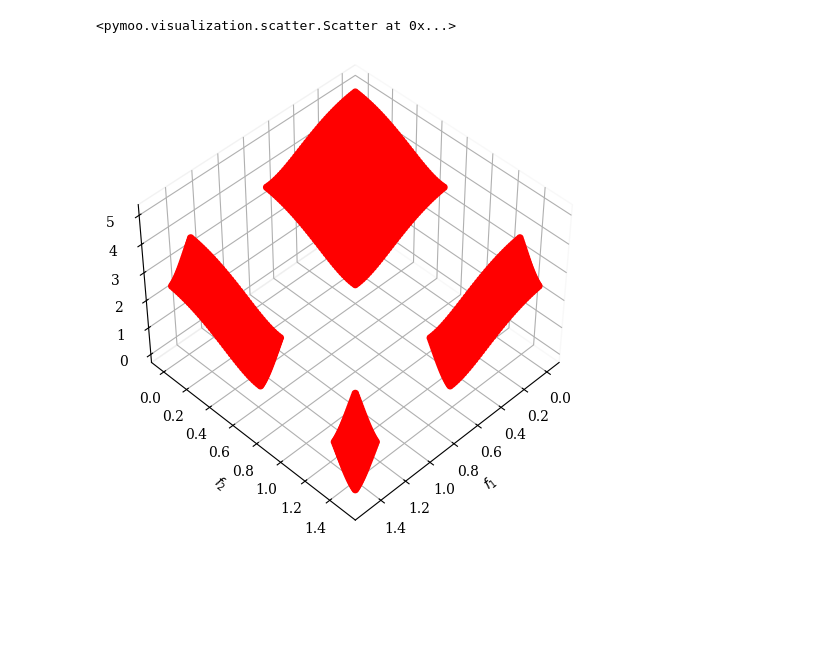
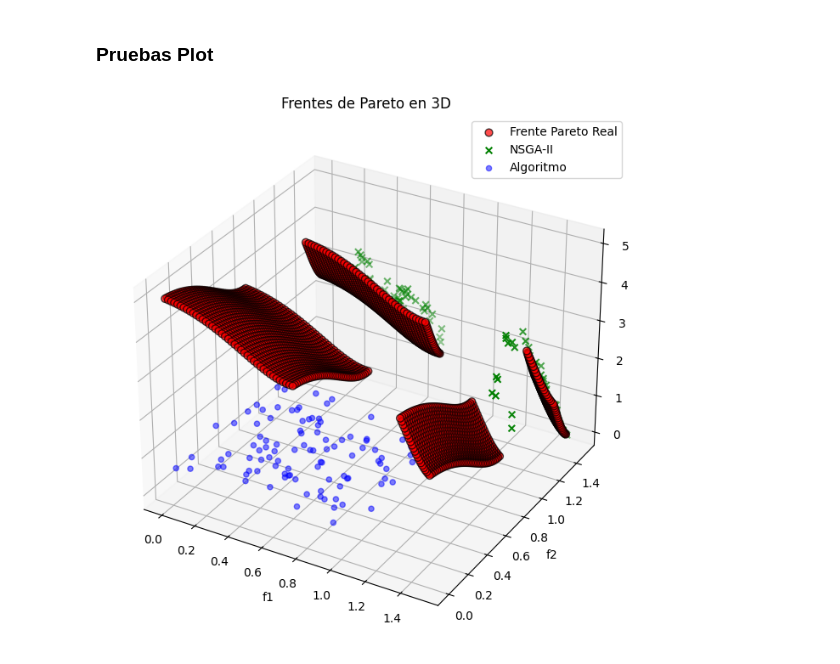
Before and after one commit to JorgeDC01/EMOC, a Jupyter notebook: H2/MW14.ipynb, the cells around one changed output. Saved outputs shown, nothing was run; the diff lists cells and outputs as text; code cells hidden in the pictures; blank space fills up the shorter version.

```diff
--- a/H2/MW14.ipynb
+++ b/H2/MW14.ipynb
@@ -14,7 +26,45 @@ from pymoo.optimize import minimize
-# %%
-ref_dirs = get_reference_directions("das-dennis", 3, n_partitions=12)
-problem = get_problem("mw14").pareto_front()
-Scatter(angle=(45,45)).add(problem, color="red").show()
-# %% [output]
-<pymoo.visualization.scatter.Scatter at 0x...>
-[figure, removed]
+# %% [markdown]
+### Pruebas Plot
+# %%
+# Configuración del problema y algoritmo
+problem = get_problem("mw14")  # Problema MW14
+algorithm = NSGA2(pop_size=100)  # Algoritmo NSGA-II
+nsga2_pareto = minimize(problem, algorithm, ('n_gen', 100), verbose=False)
+
+# Genera un frente de Pareto aleatorio (3 objetivos)
+def random_pareto_front(num_points=100):
+    f1 = np.random.uniform(0, 1, num_points)
+    f2 = np.random.uniform(0, 1, num_points)
+    f3 = np.random.uniform(0, 1, num_points)
+    return np.column_stack([f1, f2, f3])
+
+# Función para graficar los frentes de Pareto en 3D
+def plot_pareto_3d_2(problem, nsga2_pareto, alg_pareto):
+    nsga2_f1, nsga2_f2, nsga2_f3 = nsga2_pareto.F[:, 0], nsga2_pareto.F[:, 1], nsga2_pareto.F[:, 2]
+
+    fig = plt.figure(figsize=(10, 8))
+    ax = fig.add_subplot(111, projection='3d')
+
+    # Frente de Pareto real de MW14 (rojo, puntos huecos)
+    real_pareto = problem.pareto_front()
+    ax.scatter(real_pareto[:, 0], real_pareto[:, 1], real_pareto[:, 2],
+               color="red", label="Frente Pareto Real", alpha=0.7, edgecolor="black", s=40)
+
+    # Frente de Pareto de NSGA-II (verde, puntos sólidos)
+    ax.scatter(nsga2_f1, nsga2_f2, nsga2_f3, color="green", label="NSGA-II", s=30, marker='x')
+
+    # Frente de Pareto del algoritmo implementado (azul, puntos con opacidad)
+    ax.scatter(alg_pareto[:, 0], alg_pareto[:, 1], alg_pareto[:, 2],
+               color="blue", label="Algoritmo", alpha=0.5, marker='o')
+
+    ax.set_xlabel("f1")
+    ax.set_ylabel("f2")
+    ax.set_zlabel("f3")
+    ax.set_title("Frentes de Pareto en 3D")
+    ax.legend()
+    plt.show()
+
+alg_pareto = random_pareto_front()
+plot_pareto_3d_2(problem, nsga2_pareto, alg_pareto)
+# %% [output]
+[figure, added]
```
Also changed, not shown: parts of 20 cells of this notebook.
